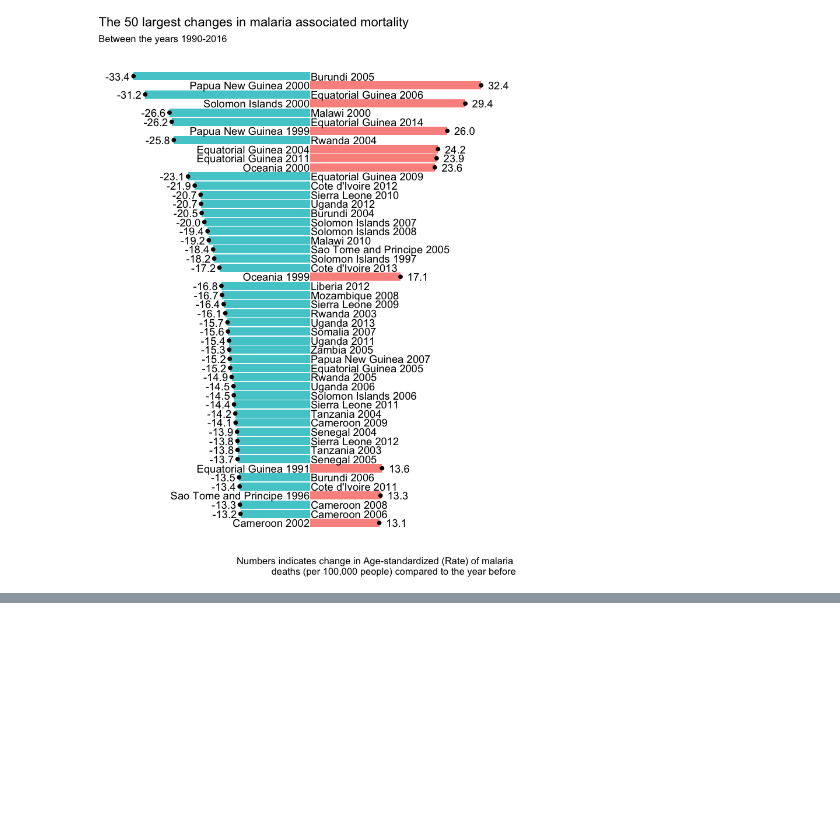
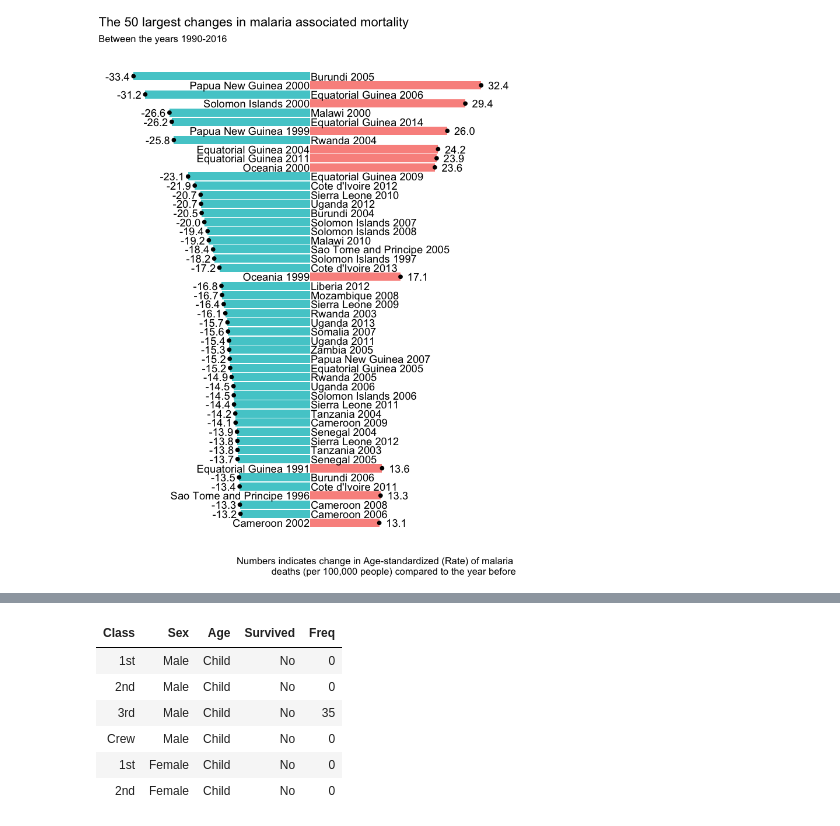
Before and after one commit to anttisiika/tidy_tuesday, a Jupyter notebook: malaria/change_in_malaria_deaths.ipynb, the cells around one changed output, grey strips where cells are left out. Saved outputs shown, nothing was run; the diff lists cells and outputs as text; code cells hidden in the pictures; blank space fills up the shorter version.

```diff
--- a/malaria/change_in_malaria_deaths.ipynb
+++ b/malaria/change_in_malaria_deaths.ipynb
@@ -75,0 +77,11 @@ top50_change  %>%
+# %%
+titanic_wide <- data.frame(Titanic)
+head(titanic_wide)
+# %% [output]
+| Class | Sex | Age | Survived | Freq |
+| 1st | Male | Child | No | 0 |
+| 2nd | Male | Child | No | 0 |
+| 3rd | Male | Child | No | 35 |
+| Crew | Male | Child | No | 0 |
+| 1st | Female | Child | No | 0 |
+| 2nd | Female | Child | No | 0 |
```
Also changed, not shown: parts of 4 cells of this notebook, 1 other file.
